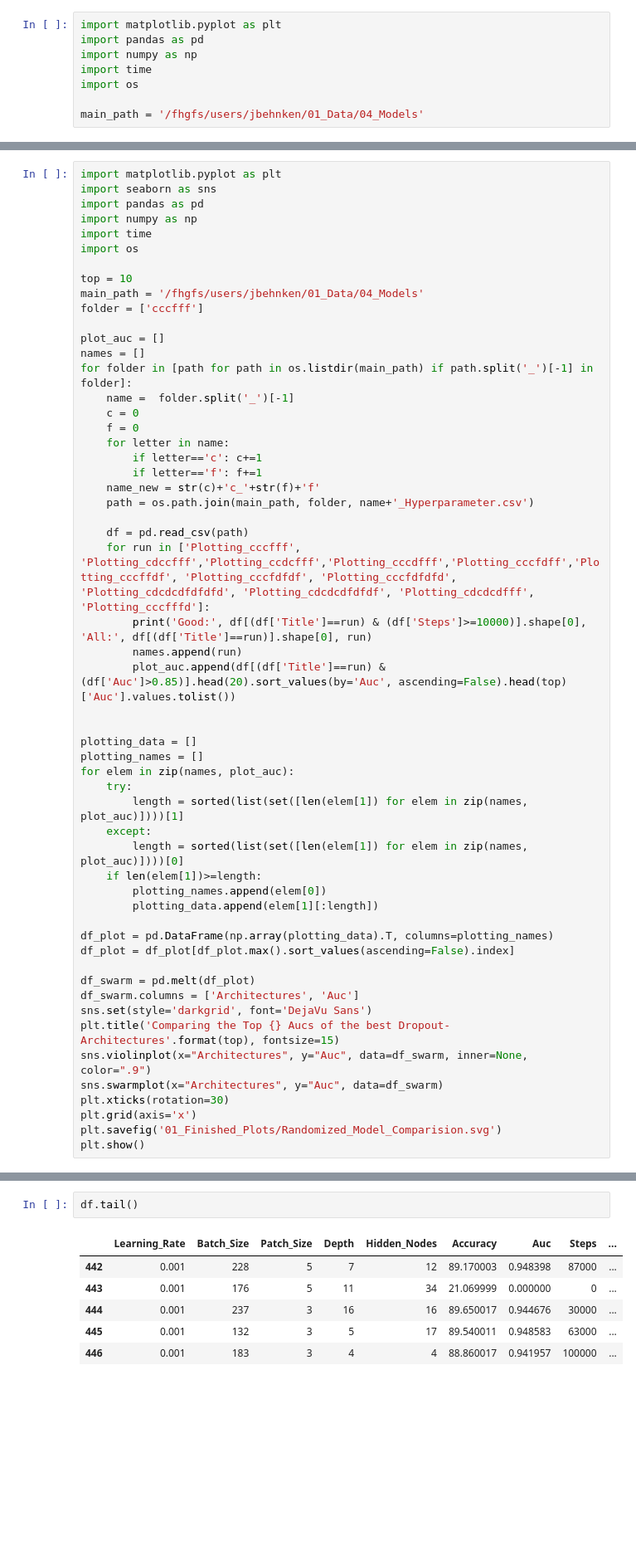
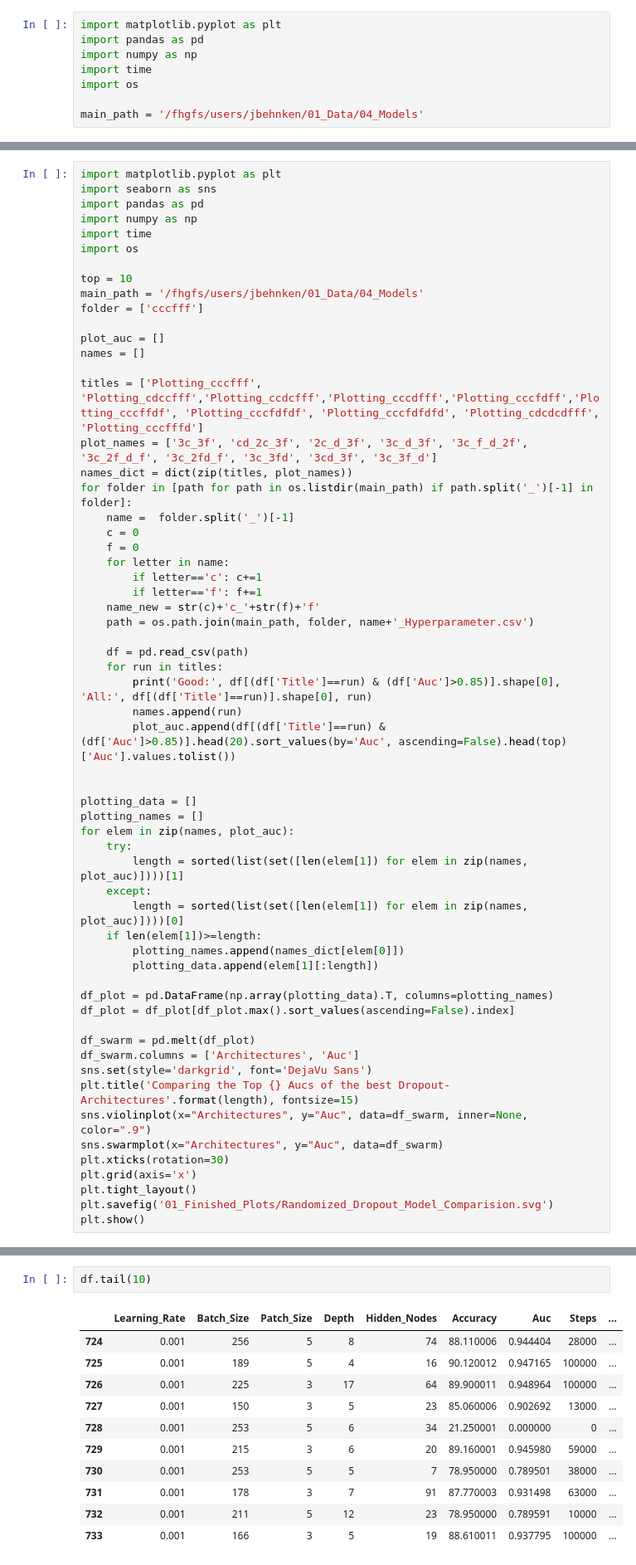
Before and after one commit to JMBehnken/Gamma_Hadron_Separation_With_Deep_Learning_for_the_First_G-APD_Cherenkov_Telescope, a Jupyter notebook: 06_FACT_Pipeline/00_Summary.ipynb, the cells around one changed output, grey strips where cells are left out. Shown at 83% size. Drawn from its saved outputs; the diff is of its cells as text; blank space fills up the shorter version.

```diff
--- a/06_FACT_Pipeline/00_Summary.ipynb
+++ b/06_FACT_Pipeline/00_Summary.ipynb
@@ -70,6 +70,10 @@ folder = ['cccfff']
 
 plot_auc = []
 names = []
+
+titles = ['Plotting_cccfff', 'Plotting_cdccfff','Plotting_ccdcfff','Plotting_cccdfff','Plotting_cccfdff','Plotting_cccffdf', 'Plotting_cccfdfdf', 'Plotting_cccfdfdfd', 'Plotting_cdcdcdfff', 'Plotting_cccfffd']
+plot_names = ['3c_3f', 'cd_2c_3f', '2c_d_3f', '3c_d_3f', '3c_f_d_2f', '3c_2f_d_f', '3c_2fd_f', '3c_3fd', '3cd_3f', '3c_3f_d']
+names_dict = dict(zip(titles, plot_names))
 for folder in [path for path in os.listdir(main_path) if path.split('_')[-1] in folder]:
     name =  folder.split('_')[-1]
     c = 0
@@ -81,8 +85,8 @@ for folder in [path for path in os.listdir(main_path) if path.split('_')[-1] in
     path = os.path.join(main_path, folder, name+'_Hyperparameter.csv')
 
     df = pd.read_csv(path)
-    for run in ['Plotting_cccfff', 'Plotting_cdccfff','Plotting_ccdcfff','Plotting_cccdfff','Plotting_cccfdff','Plotting_cccffdf', 'Plotting_cccfdfdf', 'Plotting_cccfdfdfd', 'Plotting_cdcdcdfdfdfd', 'Plotting_cdcdcdfdfdf', 'Plotting_cdcdcdfff', 'Plotting_cccfffd']:
-        print('Good:', df[(df['Title']==run) & (df['Steps']>=10000)].shape[0], 'All:', df[(df['Title']==run)].shape[0], run)
+    for run in titles:
+        print('Good:', df[(df['Title']==run) & (df['Auc']>0.85)].shape[0], 'All:', df[(df['Title']==run)].shape[0], run)
         names.append(run)
         plot_auc.append(df[(df['Title']==run) & (df['Auc']>0.85)].head(20).sort_values(by='Auc', ascending=False).head(top)['Auc'].values.tolist())
 
@@ -95,7 +99,7 @@ for elem in zip(names, plot_auc):
     except:
         length = sorted(list(set([len(elem[1]) for elem in zip(names, plot_auc)])))[0]
     if len(elem[1])>=length:
-        plotting_names.append(elem[0])
+        plotting_names.append(names_dict[elem[0]])
         plotting_data.append(elem[1][:length])
 
 df_plot = pd.DataFrame(np.array(plotting_data).T, columns=plotting_names)
@@ -104,11 +108,12 @@ df_plot = df_plot[df_plot.max().sort_values(ascending=False).index]
 df_swarm = pd.melt(df_plot)
 df_swarm.columns = ['Architectures', 'Auc']
 sns.set(style='darkgrid', font='DejaVu Sans')
-plt.title('Comparing the Top {} Aucs of the best Dropout-Architectures'.format(top), fontsize=15)
+plt.title('Comparing the Top {} Aucs of the best Dropout-Architectures'.format(length), fontsize=15)
 sns.violinplot(x="Architectures", y="Auc", data=df_swarm, inner=None, color=".9")
 sns.swarmplot(x="Architectures", y="Auc", data=df_swarm)
 plt.xticks(rotation=30)
 plt.grid(axis='x')
-plt.savefig('01_Finished_Plots/Randomized_Model_Comparision.svg')
+plt.tight_layout()
+plt.savefig('01_Finished_Plots/Randomized_Dropout_Model_Comparision.svg')
 plt.show()
 # %% [output]
@@ -128,9 +131,14 @@ Good: 5 All: 13 Plotting_cccfffd
 # %%
-df.tail()
+df.tail(10)
 # %% [output]
 |  | Learning_Rate | Batch_Size | Patch_Size | Depth | Hidden_Nodes | Accuracy | Auc | Steps | ... |
-| 442 | 0.001 | 228 | 5 | 7 | 12 | 89.170003 | 0.948398 | 87000 | ... |
-| 443 | 0.001 | 176 | 5 | 11 | 34 | 21.069999 | 0.000000 | 0 | ... |
-| 444 | 0.001 | 237 | 3 | 16 | 16 | 89.650017 | 0.944676 | 30000 | ... |
-| 445 | 0.001 | 132 | 3 | 5 | 17 | 89.540011 | 0.948583 | 63000 | ... |
-| 446 | 0.001 | 183 | 3 | 4 | 4 | 88.860017 | 0.941957 | 100000 | ... |
+| 724 | 0.001 | 256 | 5 | 8 | 74 | 88.110006 | 0.944404 | 28000 | ... |
+| 725 | 0.001 | 189 | 5 | 4 | 16 | 90.120012 | 0.947165 | 100000 | ... |
+| 726 | 0.001 | 225 | 3 | 17 | 64 | 89.900011 | 0.948964 | 100000 | ... |
+| 727 | 0.001 | 150 | 3 | 5 | 23 | 85.060006 | 0.902692 | 13000 | ... |
+| 728 | 0.001 | 253 | 5 | 6 | 34 | 21.250001 | 0.000000 | 0 | ... |
+| 729 | 0.001 | 215 | 3 | 6 | 20 | 89.160001 | 0.945980 | 59000 | ... |
+| 730 | 0.001 | 253 | 5 | 5 | 7 | 78.950000 | 0.789501 | 38000 | ... |
+| 731 | 0.001 | 178 | 3 | 7 | 91 | 87.770003 | 0.931498 | 63000 | ... |
+| 732 | 0.001 | 211 | 5 | 12 | 23 | 78.950000 | 0.789591 | 10000 | ... |
+| 733 | 0.001 | 166 | 3 | 5 | 19 | 88.610011 | 0.937795 | 100000 | ... |
```
Also changed, not shown: parts of 5 cells of this notebook, 35 other files.
